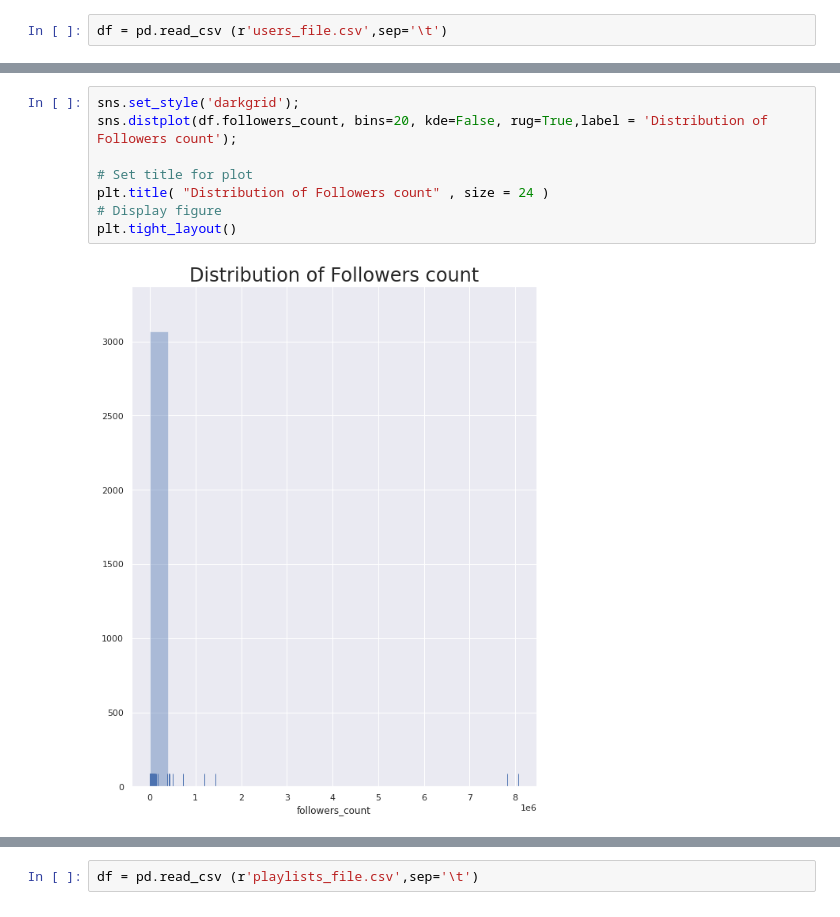
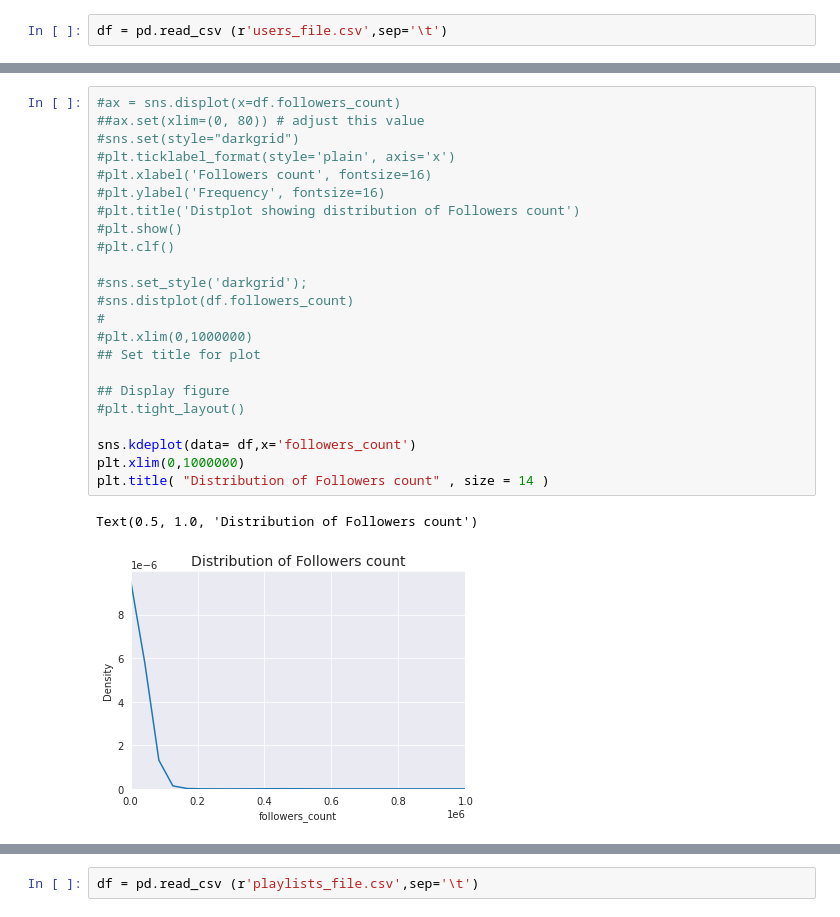
Before and after one commit to machung2001/SoundCloud, a Jupyter notebook: Project 2/Trang.ipynb, the cells around one changed output, grey strips where cells are left out. Drawn from its saved outputs; the diff is of its cells as text.

```diff
--- a/Project 2/Trang.ipynb
+++ b/Project 2/Trang.ipynb
@@ -104,10 +163,26 @@ df
 # %%
-sns.set_style('darkgrid');
-sns.distplot(df.followers_count, bins=20, kde=False, rug=True,label = 'Distribution of Followers count');
+#ax = sns.displot(x=df.followers_count)
+##ax.set(xlim=(0, 80)) # adjust this value
+#sns.set(style="darkgrid")
+#plt.ticklabel_format(style='plain', axis='x')
+#plt.xlabel('Followers count', fontsize=16)
+#plt.ylabel('Frequency', fontsize=16)
+#plt.title('Distplot showing distribution of Followers count')
+#plt.show()
+#plt.clf()
 
-# Set title for plot
-plt.title( "Distribution of Followers count" , size = 24 )
-# Display figure
-plt.tight_layout()
+#sns.set_style('darkgrid');
+#sns.distplot(df.followers_count)
+#
+#plt.xlim(0,1000000)
+## Set title for plot
+
+## Display figure
+#plt.tight_layout()
+
+sns.kdeplot(data= df,x='followers_count')
+plt.xlim(0,1000000)
+plt.title( "Distribution of Followers count" , size = 14 )
 # %% [output]
+Text(0.5, 1.0, 'Distribution of Followers count')
-[figure, old version]
+[figure, new version]
```
Also changed, not shown: parts of 9 cells of this notebook, 4 other files.
